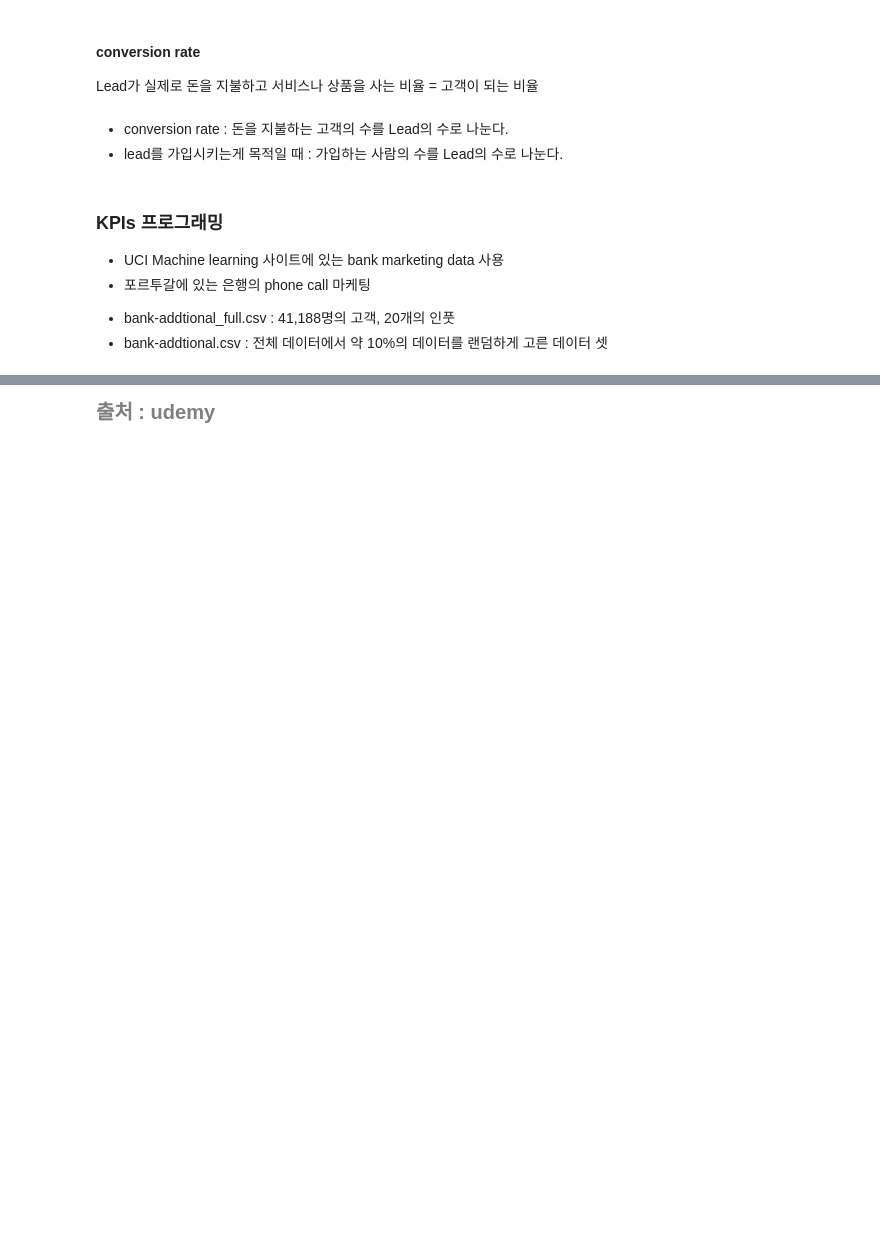
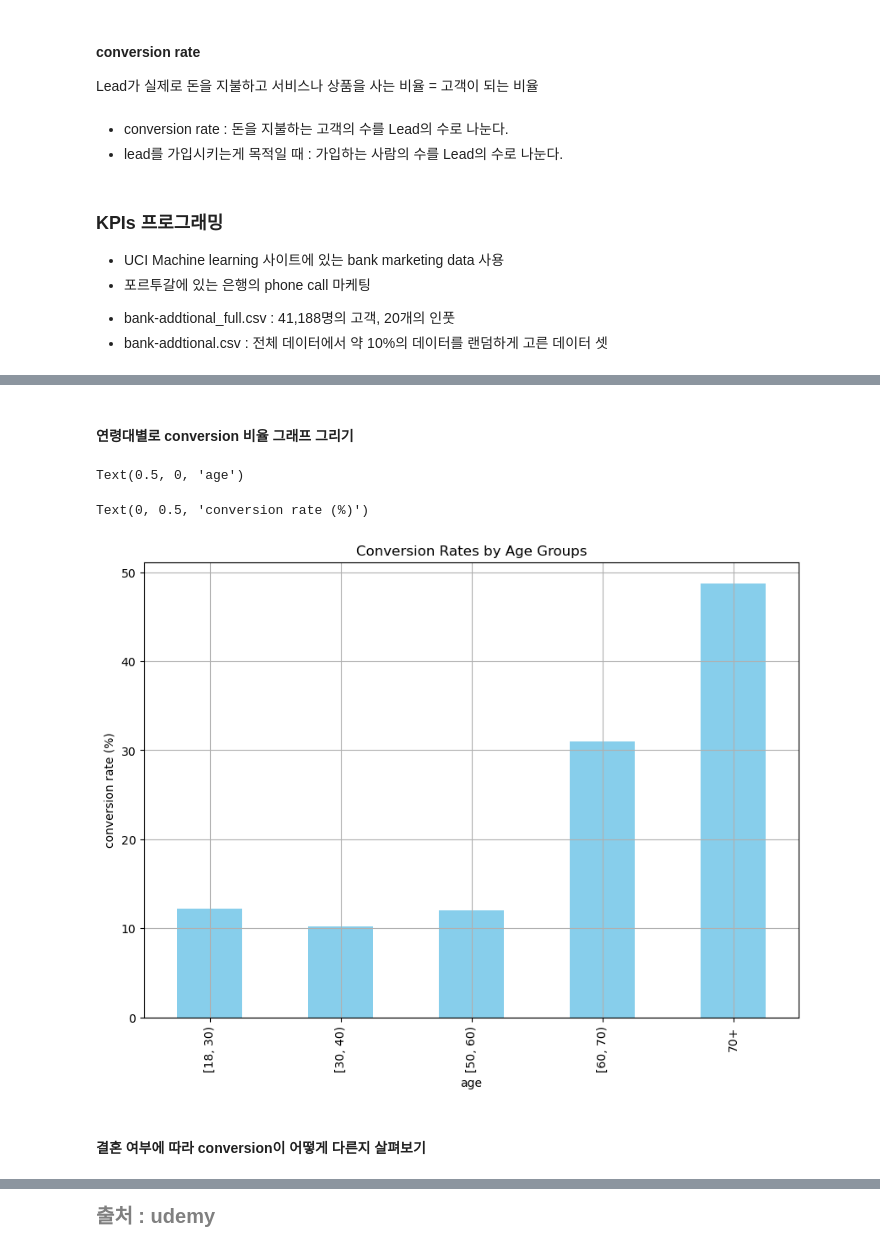
Before and after one commit to noahkim12/marketing_ds, a Jupyter notebook: mds_02_4.ipynb, the cells around one changed output, grey strips where cells are left out. Saved outputs shown, nothing was run; the diff lists cells and outputs as text; code cells hidden in the pictures; blank space fills up the shorter version.

```diff
--- a/mds_02_4.ipynb
+++ b/mds_02_4.ipynb
@@ -69,0 +160,20 @@ df
+# %% [markdown]
+#### 연령대별로 conversion 비율 그래프 그리기
+# %%
+ax = conversion_by_age_group.loc[
+    ['[18, 30)', '[30, 40)', '[50, 60)', '[60, 70)', '70+']
+].plot(
+kind = 'bar',
+color = 'skyblue',
+grid = True,
+figsize = (10,7),
+title = 'Conversion Rates by Age Groups'
+)
+ax.set_xlabel('age')
+ax.set_ylabel('conversion rate (%)')
+# %% [output]
+Text(0.5, 0, 'age')
+Text(0, 0.5, 'conversion rate (%)')
+[figure, added]
+# %% [markdown]
+#### 결혼 여부에 따라 conversion이 어떻게 다른지 살펴보기
```
Also changed, not shown: parts of 23 cells of this notebook.
